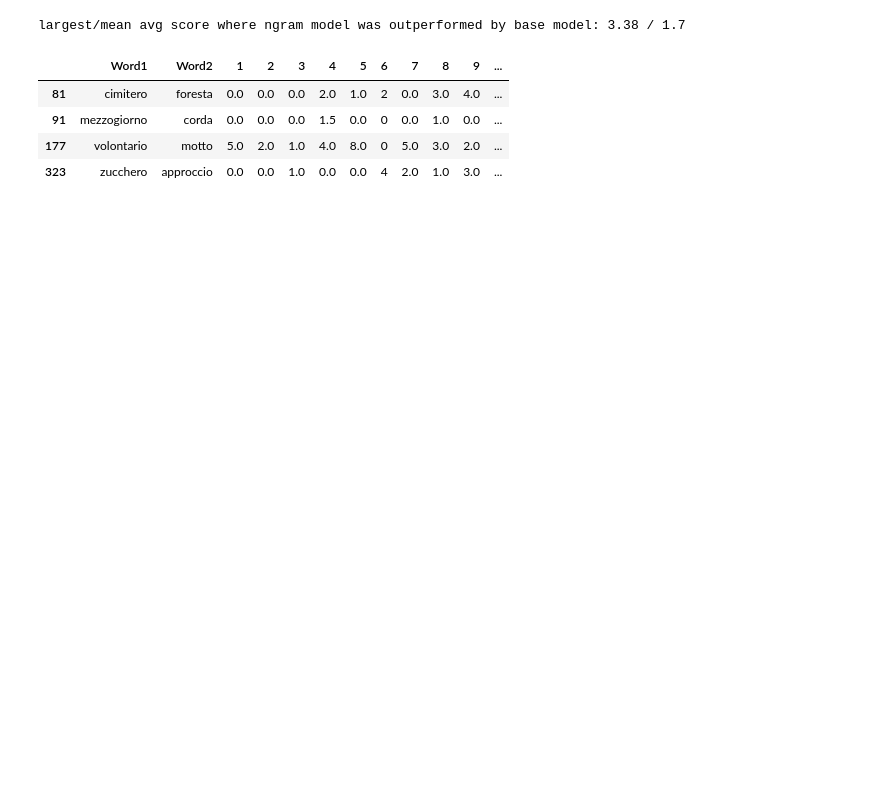
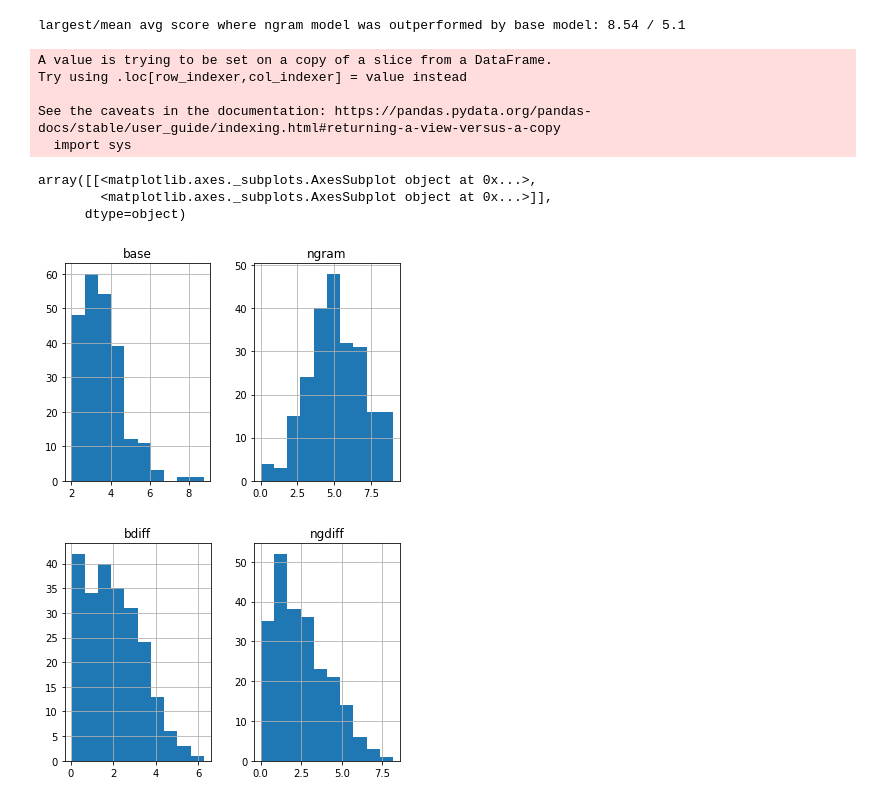
Before and after one commit to LyteFM/pytorch-sgns, a Jupyter notebook: Human_similarity_judgment.ipynb, the cells around one changed output. Saved outputs shown, nothing was run; the diff lists cells and outputs as text; code cells hidden in the pictures; blank space fills up the shorter version.

```diff
--- a/Human_similarity_judgment.ipynb
+++ b/Human_similarity_judgment.ipynb
@@ -191,13 +201,27 @@ See the caveats in the documentation: https://pandas.pydata.org/pandas-docs/stab
 # %%
 # how much better? And in which cases did it fail?
 much_worse = common_sim[common_sim['bdiff'] < common_sim['ngdiff'] - 3]
 print('largest/mean avg score where ngram model was outperformed by base model:',
       much_worse['Average Score'].max(), '/', round(much_worse['Average Score'].mean(),2))
-much_worse
+
+# but how is it distributed? might just be that the values are higher -> yes.
+common_sim['base'] = np.minimum(common_sim['base'] + 2, 10)
+pd.DataFrame.hist(common_sim, column=['base', 'ngram'])
+
+# differences:
+pd.DataFrame.hist(common_sim, column=['bdiff', 'ngdiff'])
+
+
+#much_worse
 # %% [output]
-largest/mean avg score where ngram model was outperformed by base model: 3.38 / 1.7
+largest/mean avg score where ngram model was outperformed by base model: 8.54 / 5.1
-|  | Word1 | Word2 | 1 | 2 | 3 | 4 | 5 | 6 | 7 | 8 | 9 | ... |
-| 81 | cimitero | foresta | 0.0 | 0.0 | 0.0 | 2.0 | 1.0 | 2 | 0.0 | 3.0 | 4.0 | ... |
-| 91 | mezzogiorno | corda | 0.0 | 0.0 | 0.0 | 1.5 | 0.0 | 0 | 0.0 | 1.0 | 0.0 | ... |
-| 177 | volontario | motto | 5.0 | 2.0 | 1.0 | 4.0 | 8.0 | 0 | 5.0 | 3.0 | 2.0 | ... |
-| 323 | zucchero | approccio | 0.0 | 0.0 | 1.0 | 0.0 | 0.0 | 4 | 2.0 | 1.0 | 3.0 | ... |
+A value is trying to be set on a copy of a slice from a DataFrame.
+Try using .loc[row_indexer,col_indexer] = value instead
+
+See the caveats in the documentation: https://pandas.pydata.org/pandas-docs/stable/user_guide/indexing.html#returning-a-view-versus-a-copy
+  import sys
+array([[<matplotlib.axes._subplots.AxesSubplot object at 0x...>,
+        <matplotlib.axes._subplots.AxesSubplot object at 0x...>]],
+      dtype=object)
+[figure, added]
+[figure, added]
```
Also changed, not shown: parts of 10 cells of this notebook, 1 other file.
